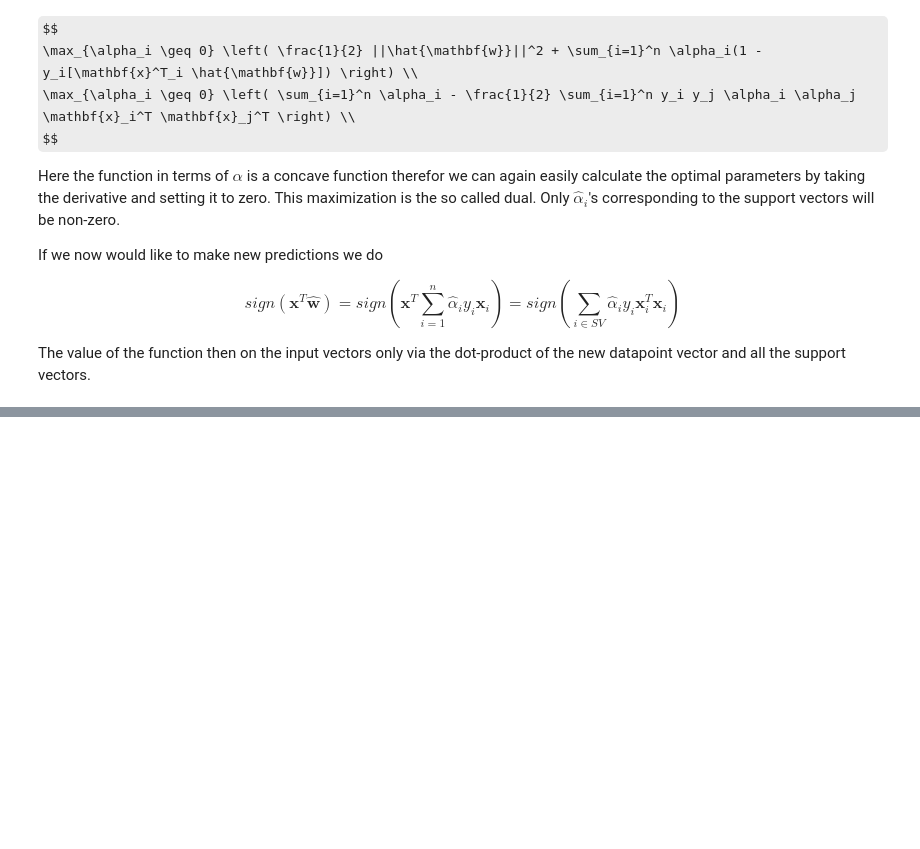
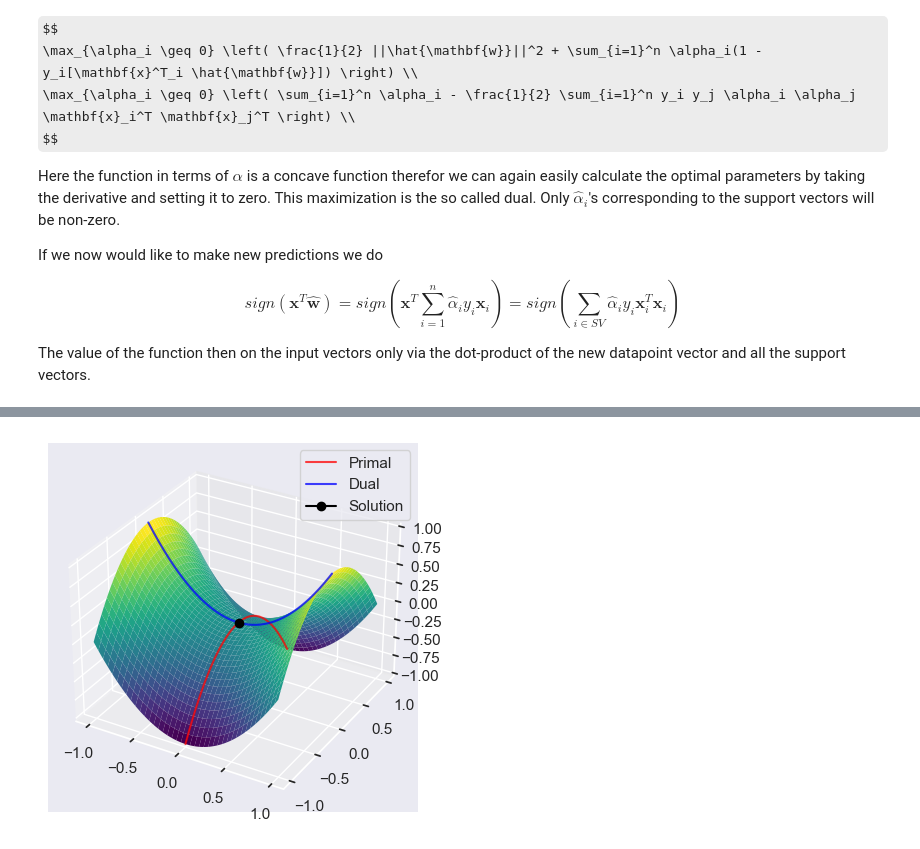
Before and after one commit to MathieuGr02/mathieugr.github.io, a Jupyter notebook: _notebooks/Machine-Learning/07-SVM-and-Kernels.ipynb, the cells around one changed output, grey strips where cells are left out. Cells and saved outputs as stored; diff of their text form; code cells hidden in the pictures; some formulas as TeX source; blank space fills up the shorter version.

```diff
--- a/_notebooks/Machine-Learning/07-SVM-and-Kernels.ipynb
+++ b/_notebooks/Machine-Learning/07-SVM-and-Kernels.ipynb
@@ -1,3 +1,11 @@
+# %%
+import numpy as np
+import matplotlib.pyplot as plt
+import seaborn as sns
+from matplotlib import cm
+from scipy import stats
+
+sns.set_theme()
 # %% [markdown]
 # SVM
 
@@ -118,3 +182,23 @@ The value of the function then on the input vectors only via the dot-product of
+# %%
+fig = plt.figure(figsize=plt.figaspect(0.5))
+
+x = np.arange(-1, 1, 0.01)
+
+X, Y = np.meshgrid(x, x)
+Z = X**2 - Y**2
+
+ax = fig.add_subplot(1, 1, 1, projection='3d')
+
+ax.plot(x * 0, x, -x**2, color='red', alpha=0.75, label='Primal')
+ax.plot(x, x*0, x**2, color='blue', alpha=0.75, label='Dual')
+ax.plot(0, 0, 0, marker='o', color='black', label='Solution')
+
+ax.plot_surface(X, Y, Z, cmap=cm.viridis,
+                       linewidth=0, rstride=5, cstride=5)
+plt.legend()
+plt.show()
+# %% [output]
+[figure, added]
 # %% [markdown]
 # Kernel function
 
```
Also changed, not shown: parts of 3 cells of this notebook, 14 other files.
